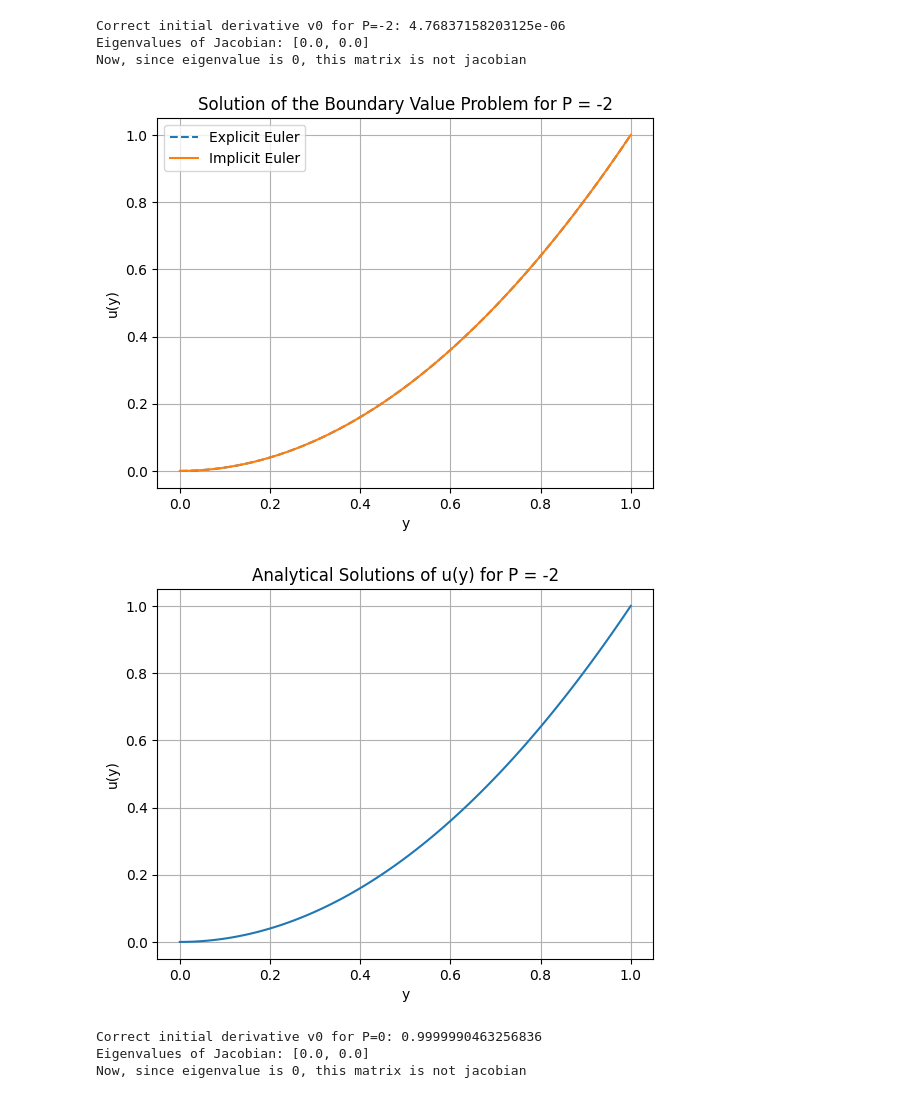
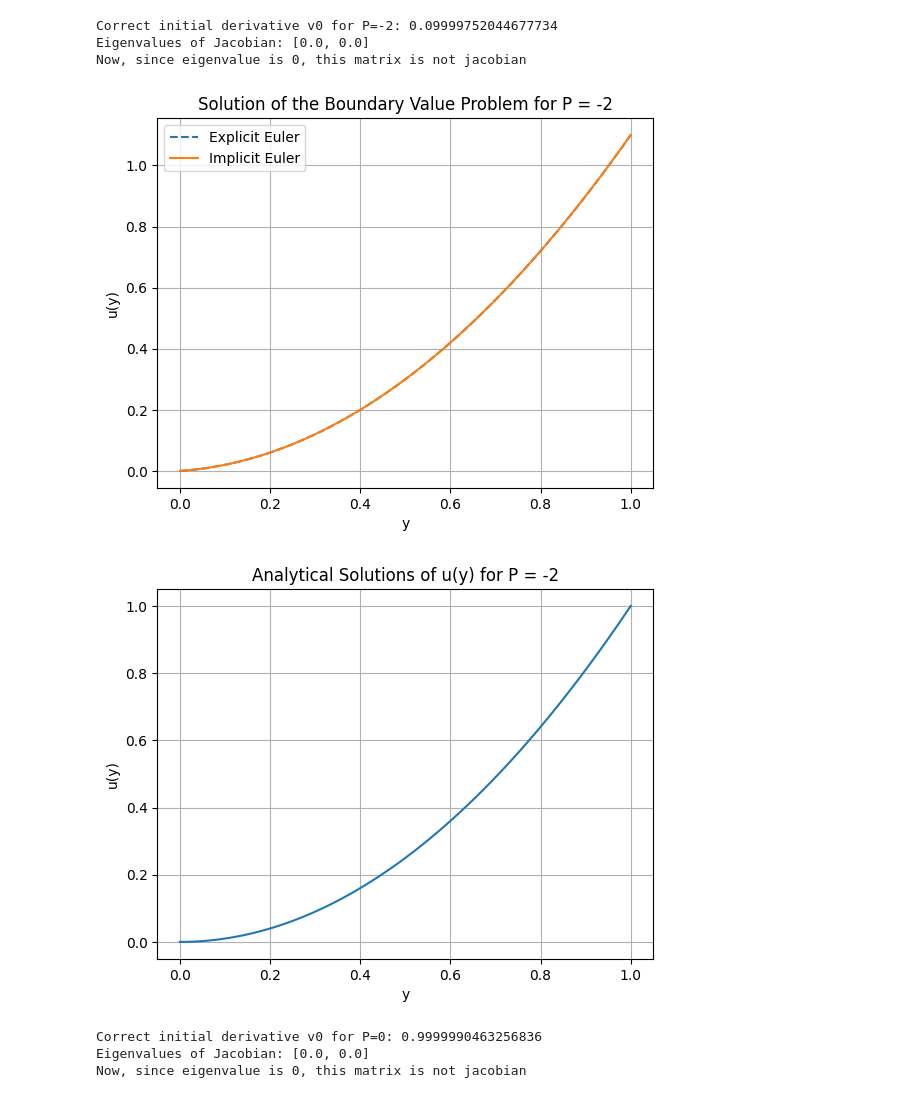
Before and after one commit to muqeeth26832/NumericalMethods, a Jupyter notebook: part_a.ipynb, the cells around one changed output. Drawn from its saved outputs; the diff is of its cells as text; code cells hidden in the pictures.

```diff
--- a/part_a.ipynb
+++ b/part_a.ipynb
@@ -138,7 +138,7 @@ def plot_results(P, y0, y_end, step_size):
 
 initial_value = 0  # Initial value for u
 final_value = 1  # Final value for u
-step_size = 0.000001  # Step size for the methods
+step_size = 0.1  # Step size for the methods
 import numpy as np
 import matplotlib.pyplot as plt
 
@@ -153,35 +153,35 @@ def plot_ana(P):
         elif P == 2:
             return -y**2 + 2*y
         elif P == 5:
             return -(5/2) * y**2 + 3*y
         elif P == 10:
             return -5 * y**2 + 6*y
 
     # Define the range for y
     y_values = np.linspace(0, 1, 100)
 
 
 
     # Plot each function
     #plt.figure(figsize=(10, 6))
 
     u_values = [u_y(y, P) for y in y_values]
     plt.plot(y_values, u_values)
 
     # Customize the plot
     plt.xlabel("y")
     plt.ylabel("u(y)")
     plt.title(f"Analytical Solutions of u(y) for P = {P}",)
     plt.grid(True)
     plt.show()
 
 plot_results(-2, initial_value, final_value, step_size)
 plot_ana(-2)
 # %% [output]
-Correct initial derivative v0 for P=-2: 4.76837158203125e-06
+Correct initial derivative v0 for P=-2: 0.09999752044677734
 Eigenvalues of Jacobian: [0.0, 0.0]
 Now, since eigenvalue is 0, this matrix is not jacobian
-[figure, old version]
+[figure, new version]
 [figure]
 # %%
 plot_results(0, initial_value, final_value, step_size)
```
Also changed, not shown: 3 other files.
